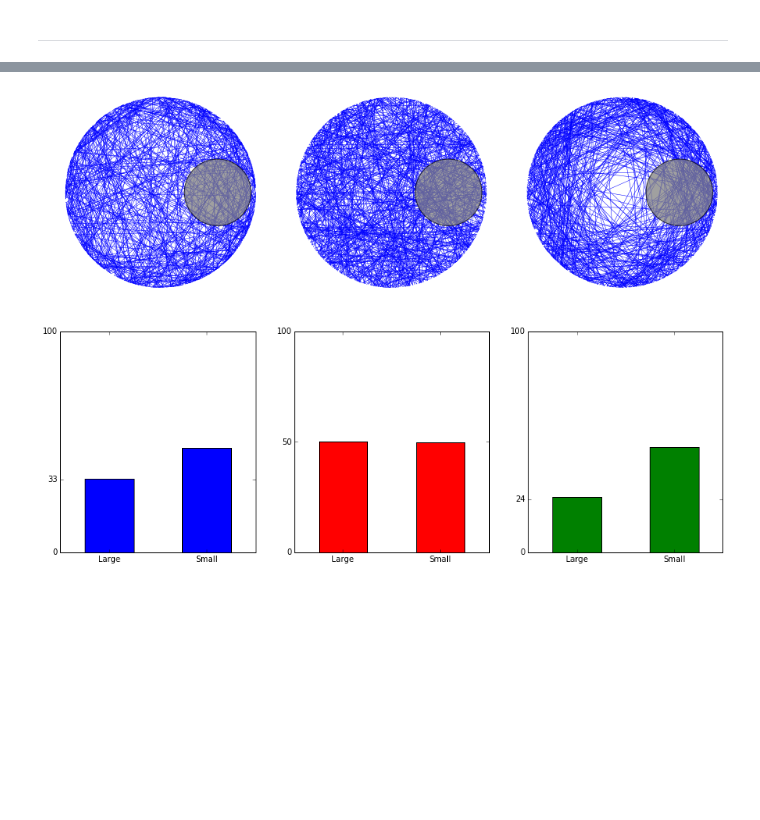
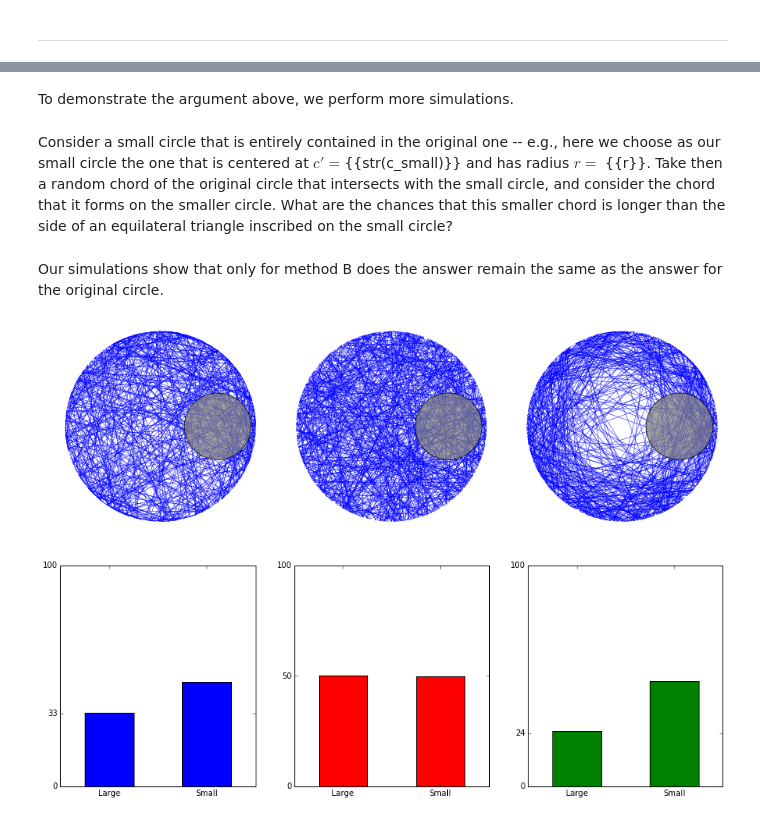
Before and after one commit to mmathioudakis/probability_playground, a Jupyter notebook: bertrand_paradox.ipynb, the cells around one changed output, grey strips where cells are left out. Cells and saved outputs as stored; diff of their text form; code cells hidden in the pictures; blank space fills up the shorter version.

```diff
--- a/bertrand_paradox.ipynb
+++ b/bertrand_paradox.ipynb
@@ -182 +176,9 @@ TODO
+# %% [markdown]
+To demonstrate the argument above, we perform more simulations.
+# %%
+# small circle
+r = 0.35 # radius
+c_small = (0.6, 0.0) # center
+# %% [markdown]
+Consider a small circle that is entirely contained in the original one -- e.g., here we choose as our small circle the one that is centered at $c' = ${{str(c_small)}} and has radius $r = $ {{r}}. Take then a random chord of the original circle that intersects with the small circle, and consider the chord that it forms on the smaller circle. What are the chances that this smaller chord is longer than the side of an equilateral triangle inscribed on the small circle?
 # %%
@@ -194,12 +191,14 @@ small_triangle_edge_length = get_triangle_side_length(r)
 sol_A_small_pct = 100 * sum(sol_A_small_lengths > small_triangle_edge_length) / len(sol_A_small_lengths)
 sol_B_small_pct = 100 * sum(sol_B_small_lengths > small_triangle_edge_length) / len(sol_B_small_lengths)
 sol_C_small_pct = 100 * sum(sol_C_small_lengths > small_triangle_edge_length) / len(sol_C_small_lengths)
+# %% [markdown]
+Our simulations show that only for method B does the answer remain the same as the answer for the original circle.
 # %%
-plot_chords_and_small_circle(c, r, R, N, sol_A_coord_a, sol_A_coord_b,
+plot_chords_and_small_circle(c_small, r, R, N, sol_A_coord_a, sol_A_coord_b,
                                             sol_B_coord_a, sol_B_coord_b,
                                             sol_C_coord_a, sol_C_coord_b)
 # %% [output]
-[figure, old version]
+[figure, new version]
 # %%
 plot_solution_for_small_vs_large(solution_A_pct, sol_A_small_pct,
         solution_B_pct, sol_B_small_pct, solution_C_pct, sol_C_small_pct)
```
Also changed, not shown: parts of 10 cells of this notebook.
